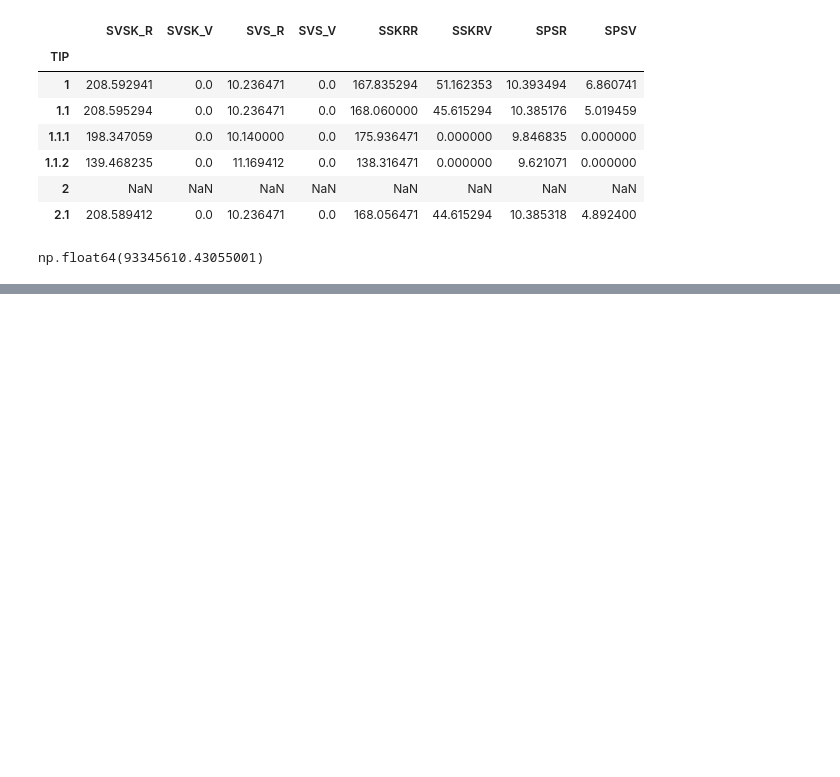
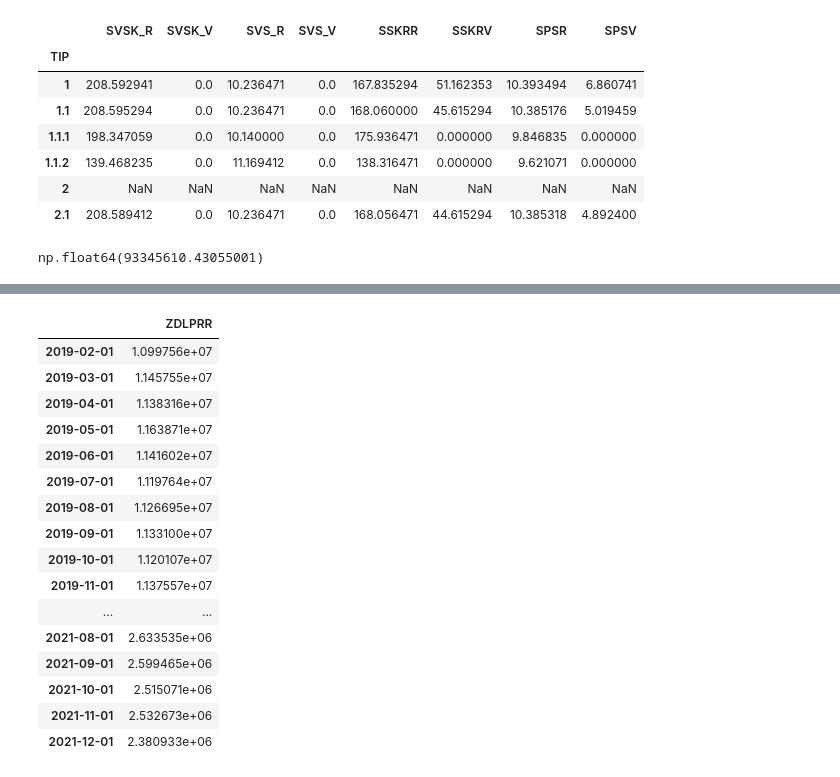
Before and after one commit to JarlPenguin/anomaly_analysis_2025, a Jupyter notebook: analysis.ipynb, the cells around one changed output, grey strips where cells are left out. Saved outputs shown, nothing was run; the diff lists cells and outputs as text; code cells hidden in the pictures; blank space fills up the shorter version.

```diff
--- a/analysis.ipynb
+++ b/analysis.ipynb
@@ -101,0 +110,22 @@ df
+# %%
+#otkrytiye_ZDLPRR = get_ZDLPRR(2209) # Открытие
+otkrytiye_ZDLPRR = get_ZDLPRR(2209, False) # Открытие
+otkrytiye_ZDLPRR
+# %% [output]
+|  | ZDLPRR |
+| 2019-02-01 | 1.099756e+07 |
+| 2019-03-01 | 1.145755e+07 |
+| 2019-04-01 | 1.138316e+07 |
+| 2019-05-01 | 1.163871e+07 |
+| 2019-06-01 | 1.141602e+07 |
+| 2019-07-01 | 1.119764e+07 |
+| 2019-08-01 | 1.126695e+07 |
+| 2019-09-01 | 1.133100e+07 |
+| 2019-10-01 | 1.120107e+07 |
+| 2019-11-01 | 1.137557e+07 |
+| ... | ... |
+| 2021-08-01 | 2.633535e+06 |
+| 2021-09-01 | 2.599465e+06 |
+| 2021-10-01 | 2.515071e+06 |
+| 2021-11-01 | 2.532673e+06 |
+| 2021-12-01 | 2.380933e+06 |
```
Also changed, not shown: parts of 6 cells of this notebook.
